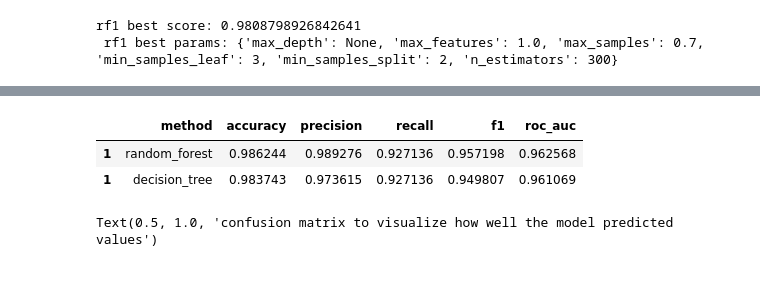
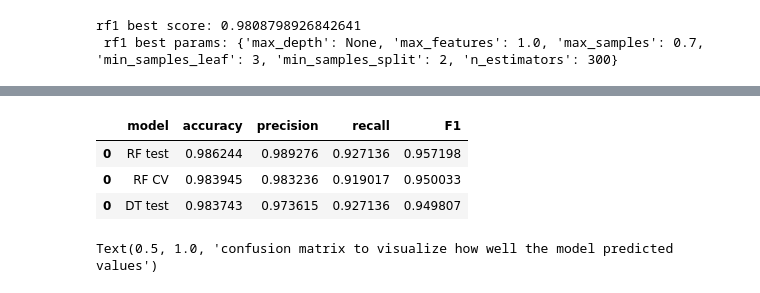
Before and after one commit to aleeex-j/portfolio, a Jupyter notebook: hr-random-forest-classifier.ipynb, the cells around one changed output, grey strips where cells are left out. Drawn from its saved outputs; the diff is of its cells as text; code cells hidden in the pictures.

```diff
--- a/hr-random-forest-classifier.ipynb
+++ b/hr-random-forest-classifier.ipynb
@@ -363,26 +402,15 @@ GridSearchCV(cv=4, estimator=DecisionTreeClassifier(random_state=1),
-# %%
-##checking the performance of my predictive model choice vs a decision tree
-tree_y_pred = tree1.predict(x_test)
-tree_accuracy = metrics.accuracy_score(y_test, tree_y_pred)
-tree_precision = metrics.precision_score(y_test, tree_y_pred)
-tree_recall = metrics.recall_score(y_test, tree_y_pred)
-tree_f1 = metrics.f1_score(y_test, tree_y_pred)
-tree_roc_auc = metrics.roc_auc_score(y_test, tree_y_pred)
-
-table1 = {'method':'decision_tree',
-         'accuracy': tree_accuracy,
-         'precision' :tree_precision,
-         'recall': tree_recall,
-         'f1': tree_f1,
-         'roc_auc':tree_roc_auc}
-table1 = pd.DataFrame(data=table1, index=[1])
-table1 = pd.concat([table, table1], axis=0)
-table1
-##the random forest has a slightly higher roc_auc indicating it predicts slightly better than a decision_tree. However the decision processed 2x as fast with similar performance
-# %% [output]
-|  | method | accuracy | precision | recall | f1 | roc_auc |
-| 1 | random_forest | 0.986244 | 0.989276 | 0.927136 | 0.957198 | 0.962568 |
-| 1 | decision_tree | 0.983743 | 0.973615 | 0.927136 | 0.949807 | 0.961069 |
+# %%
+y_pred_tree = tree1.predict(x_test)
+dt_test_scores = get_test_scores('DT test', y_pred_tree, y_test)
+results = pd.concat([results, dt_test_scores], axis=0)
+results.sort_values(by=['F1'], ascending=False)
+#the random forest outperforms the single decision tree. The random forest test set improves the f1 score by almost 1% across all performance metrics
+#the decision tree did compute at half the speed. This may be a factor if this was a larger data set and computational cost was a factor
+# %% [output]
+|  | model | accuracy | precision | recall | F1 |
+| 0 | RF test | 0.986244 | 0.989276 | 0.927136 | 0.957198 |
+| 0 | RF CV | 0.983945 | 0.983236 | 0.919017 | 0.950033 |
+| 0 | DT test | 0.983743 | 0.973615 | 0.927136 | 0.949807 |
 # %%
 cm = metrics.confusion_matrix(y_test, y_pred, labels=rf1.classes_)
 disp = metrics.ConfusionMatrixDisplay(confusion_matrix=cm, display_labels=rf1.classes_)
```
Also changed, not shown: parts of 10 cells of this notebook.
